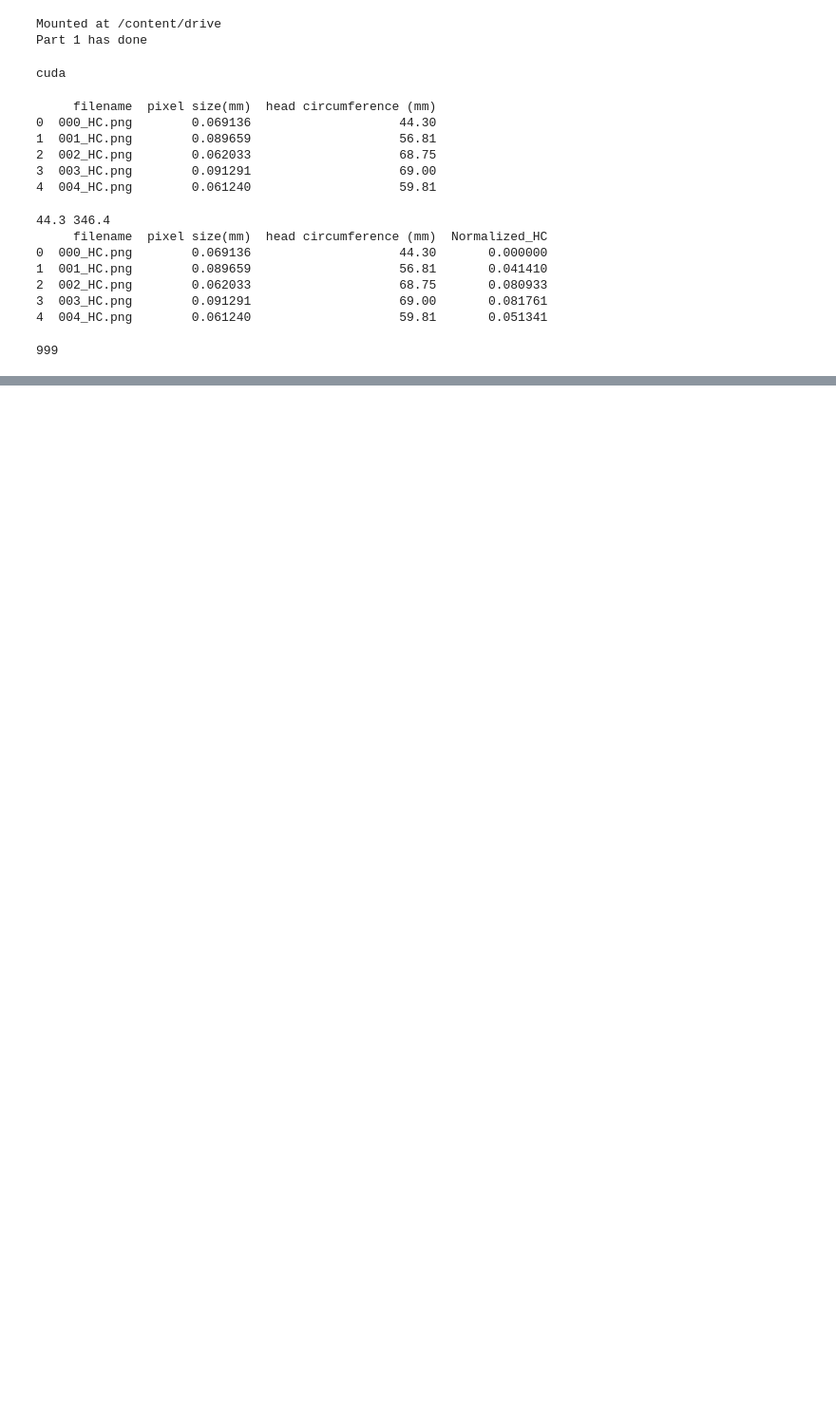
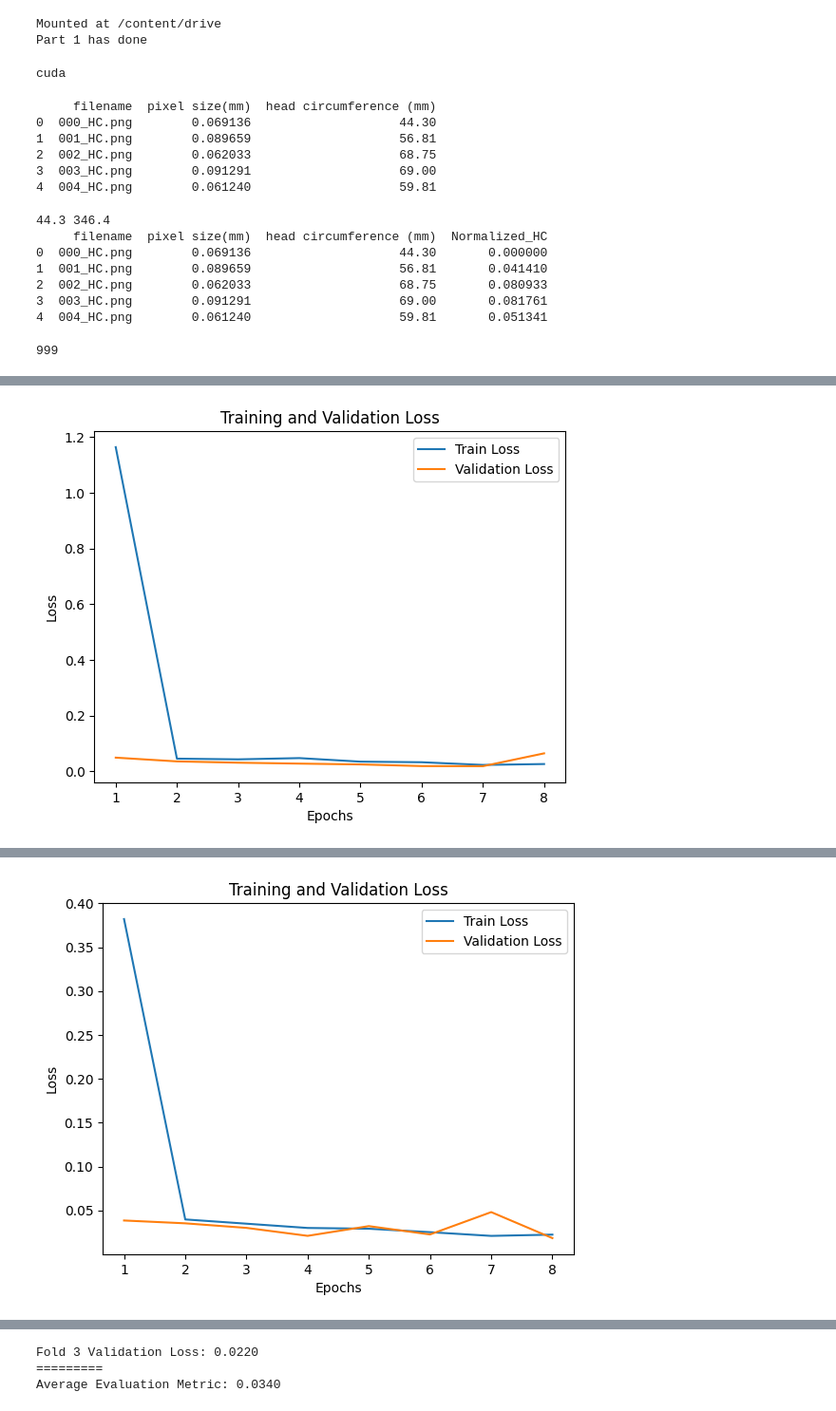
Before and after one commit to Ofiregev/Final_Project-FetalCns, a Jupyter notebook: Fetal_Cns_Final_reg_v3.ipynb, the cells around one changed output, grey strips where cells are left out. Shown at 95% size. Saved outputs shown, nothing was run; the diff lists cells and outputs as text; code cells hidden in the pictures; blank space fills up the shorter version.

```diff
--- a/Fetal_Cns_Final_reg_v3.ipynb
+++ b/Fetal_Cns_Final_reg_v3.ipynb
@@ -103,7 +103,7 @@ train_dataset = CustomDataset(csv_file=output_csv,
                               transform=transform)
 # %%
 # Part 4: Create DataLoader
-batch_size = 8
+batch_size = 16
 train_loader = DataLoader(train_dataset, batch_size=batch_size, shuffle=True)
 # %%
 class Model(nn.Module):
@@ -120,7 +120,7 @@ class Model(nn.Module):
         self.fc2 = nn.Linear(1024, 512)
         self.fc3 = nn.Linear(512, 256)
         self.fc4 = nn.Linear(256, 1)
-        self.dropout = nn.Dropout(0.5)  # Increased Dropout Rate
+        self.dropout = nn.Dropout(0.3)  # Increased Dropout Rate
         self.batchnorm1 = nn.BatchNorm2d(64)
         self.batchnorm2 = nn.BatchNorm2d(128)
         self.batchnorm3 = nn.BatchNorm2d(256)
@@ -207,7 +242,6 @@ def evaluate(model, val_loader, criterion, device):
     return fold_avg_val_loss
 # %%
 from torch.utils.data import SubsetRandomSampler
-import torch.optim.lr_scheduler as lr_scheduler
 
 k = 3
 kf = KFold(n_splits=k, shuffle=True, random_state=42)
@@ -215,8 +249,6 @@ evaluation_metrics = []
 epochs = 8
 scheduler = lr_scheduler.StepLR(optimizer, step_size=2, gamma=0.5)
 
-
-# Define the function to reinitialize the model
 def reset_model(model_class, *args, **kwargs):
     model = model_class(*args, **kwargs)
     return model
@@ -237,7 +269,7 @@ for fold_idx, (train_idx, val_idx) in enumerate(kf.split(train_dataset)):
     val_loader_fold = DataLoader(train_dataset, batch_size=batch_size, sampler=val_sampler, num_workers=2)
 
     # Train and evaluate
-    train(model, train_loader_fold, optimizer,scheduler, criterion, epochs, device)
+    train(model, train_loader_fold, val_loader_fold, optimizer, scheduler, criterion, epochs, device)
     fold_avg_val_loss = evaluate(model, val_loader_fold, criterion, device)
     evaluation_metrics.append(fold_avg_val_loss)
 
@@ -251,0 +292 @@ Fold 1
+[figure, added]
@@ -255,0 +305 @@ Original Traceback (most recent call last):
+[figure, added]
@@ -256,3 +319,6 @@ Original Traceback (most recent call last):
+Fold 3 Validation Loss: 0.0220
+=========
+Average Evaluation Metric: 0.0340
 # %%
 # Part 8: Save the trained model
 model_path = "/content/drive/MyDrive/FinalProject/trained_model.pth"
```
Also changed, not shown: parts of 8 cells of this notebook.
